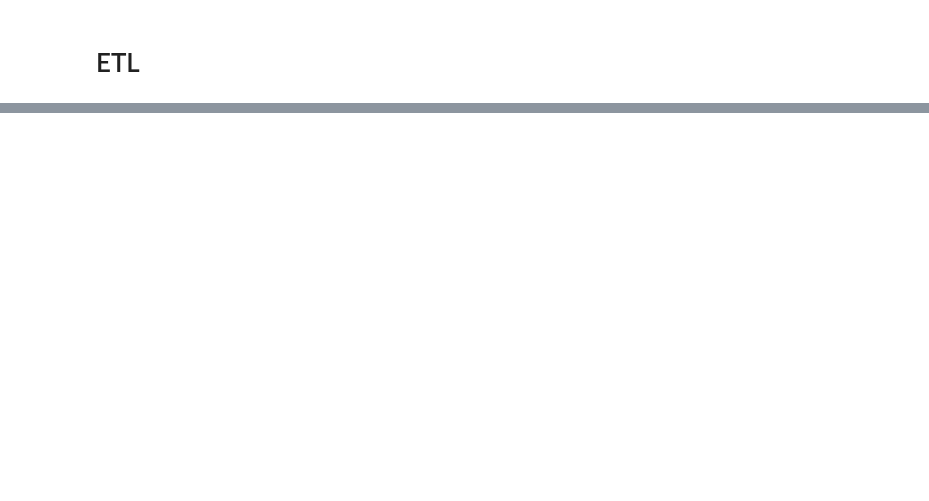
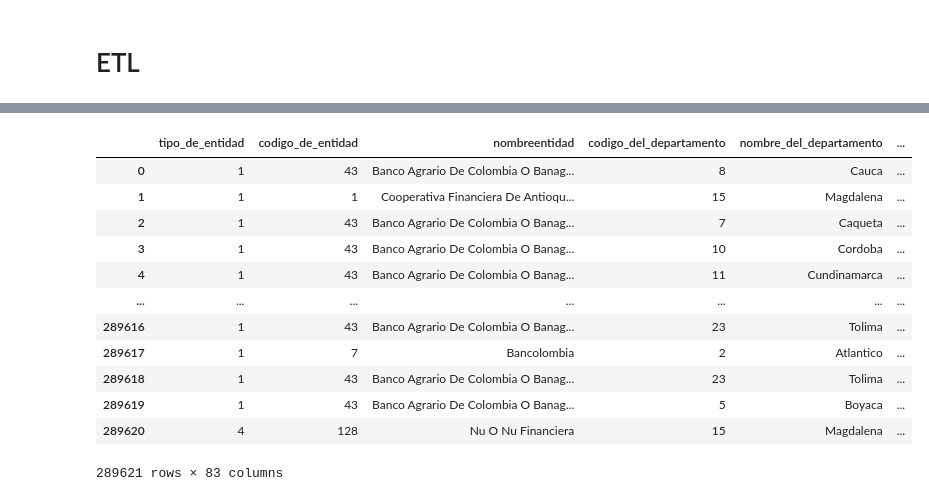
Before and after one commit to kmedinamira-cell/Proyecto_Analisis_Datos, a Jupyter notebook: etl/etl_inicial.ipynb, the cells around one changed output, grey strips where cells are left out. Saved outputs shown, nothing was run; the diff lists cells and outputs as text; code cells hidden in the pictures; blank space fills up the shorter version.

Commit message:
Hice base para limpiar columnas

```diff
--- a/etl/etl_inicial.ipynb
+++ b/etl/etl_inicial.ipynb
@@ -76,0 +79,4 @@ Index(['tipo_entidad', 'codigo_entidad', 'nombreentidad', 'fecha_corte',
+# %%
+#Llamar función de limpieza
+data_saldo_captaciones.columns = data_saldo_captaciones.columns.map(limpiar_texto)
+data_distribucion_cartera.columns = data_distribucion_cartera.columns.map(limpiar_texto)
@@ -76,0 +235,11 @@ Index(['tipo_entidad', 'codigo_entidad', 'nombreentidad', 'fecha_corte',
+# %%
+#Mapear Nombre de las Entidades
+nombreentidad = data_distribucion_cartera[["tipo_entidad",
+                                     "codigo_entidad",
+                                     "nombreentidad"]]
+
+d_entidades = (
+    nombreentidad
+    .drop_duplicates()
+    .reset_index(drop=True))
+d_entidades
@@ -76,0 +260,44 @@ Index(['tipo_entidad', 'codigo_entidad', 'nombreentidad', 'fecha_corte',
+# %%
+#Diccionario Nombre de Entidades
+dic_entidades = d_entidades.set_index(
+    "codigo_entidad"
+    )["nombreentidad"]
+# %%
+#Mapear el nombre de la entidad
+data_saldo_captaciones["nombreentidad"] = (
+    data_saldo_captaciones["codigo_de_entidad"]
+    .map(dic_entidades.to_dict()))
+
+#Mover al lado de la columna codigo_de_entidad
+columna_entidad = data_saldo_captaciones.pop("nombreentidad")
+
+posicion_entidad = (
+    data_saldo_captaciones.columns
+    .get_loc("codigo_de_entidad") + 1)
+
+data_saldo_captaciones.insert(
+    posicion_entidad,
+    "nombreentidad",
+    columna_entidad)
+# %%
+ #Filtrar filas donde nombre entidad NO sea NaN
+data_saldo_captaciones = (
+    data_saldo_captaciones[
+        data_saldo_captaciones["nombreentidad"].notna()
+    ].reset_index(drop=True))
+
+data_saldo_captaciones
+# %% [output]
+|  | tipo_de_entidad | codigo_de_entidad | nombreentidad | codigo_del_departamento | nombre_del_departamento | ... |
+| 0 | 1 | 43 | Banco Agrario De Colombia O Banag... | 8 | Cauca | ... |
+| 1 | 1 | 1 | Cooperativa Financiera De Antioqu... | 15 | Magdalena | ... |
+| 2 | 1 | 43 | Banco Agrario De Colombia O Banag... | 7 | Caqueta | ... |
+| 3 | 1 | 43 | Banco Agrario De Colombia O Banag... | 10 | Cordoba | ... |
+| 4 | 1 | 43 | Banco Agrario De Colombia O Banag... | 11 | Cundinamarca | ... |
+| ... | ... | ... | ... | ... | ... | ... |
+| 289616 | 1 | 43 | Banco Agrario De Colombia O Banag... | 23 | Tolima | ... |
+| 289617 | 1 | 7 | Bancolombia | 2 | Atlantico | ... |
+| 289618 | 1 | 43 | Banco Agrario De Colombia O Banag... | 23 | Tolima | ... |
+| 289619 | 1 | 43 | Banco Agrario De Colombia O Banag... | 5 | Boyaca | ... |
+| 289620 | 4 | 128 | Nu O Nu Financiera | 15 | Magdalena | ... |
+289621 rows × 83 columns
```
Also changed, not shown: parts of 17 cells of this notebook.
